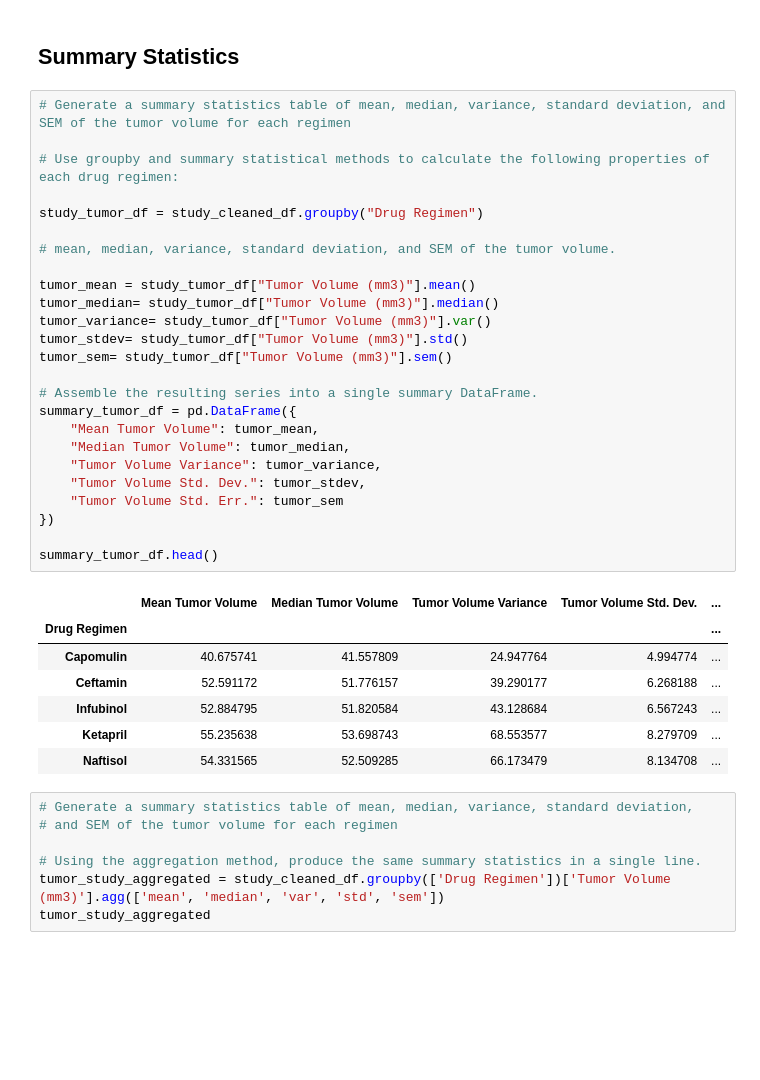
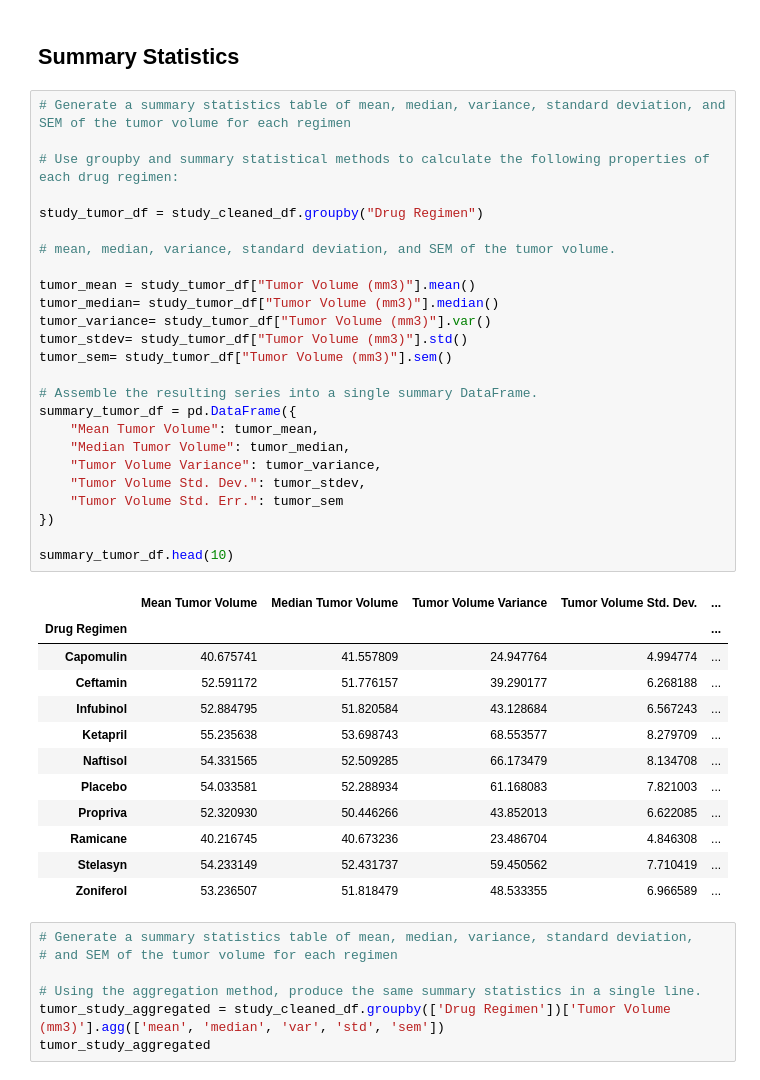
Before and after one commit to rbitas/Matplotlib-challenge, a Jupyter notebook: pymaceuticals_starter.ipynb, the cells around one changed output. Saved outputs shown, nothing was run; the diff lists cells and outputs as text; blank space fills up the shorter version.

```diff
--- a/pymaceuticals_starter.ipynb
+++ b/pymaceuticals_starter.ipynb
@@ -107,34 +111,39 @@ Name: Mouse ID, Length: 248, dtype: int64
 
 # Use groupby and summary statistical methods to calculate the following properties of each drug regimen:
 
 study_tumor_df = study_cleaned_df.groupby("Drug Regimen")
 
 # mean, median, variance, standard deviation, and SEM of the tumor volume.
 
 tumor_mean = study_tumor_df["Tumor Volume (mm3)"].mean()
 tumor_median= study_tumor_df["Tumor Volume (mm3)"].median()
 tumor_variance= study_tumor_df["Tumor Volume (mm3)"].var()
 tumor_stdev= study_tumor_df["Tumor Volume (mm3)"].std()
 tumor_sem= study_tumor_df["Tumor Volume (mm3)"].sem()
 
 # Assemble the resulting series into a single summary DataFrame.
 summary_tumor_df = pd.DataFrame({
     "Mean Tumor Volume": tumor_mean,
     "Median Tumor Volume": tumor_median,
     "Tumor Volume Variance": tumor_variance,
     "Tumor Volume Std. Dev.": tumor_stdev,
     "Tumor Volume Std. Err.": tumor_sem
 })
 
-summary_tumor_df.head()
+summary_tumor_df.head(10)
 # %% [output]
 |  | Mean Tumor Volume | Median Tumor Volume | Tumor Volume Variance | Tumor Volume Std. Dev. | ... |
 | Drug Regimen |  |  |  |  | ... |
 | Capomulin | 40.675741 | 41.557809 | 24.947764 | 4.994774 | ... |
 | Ceftamin | 52.591172 | 51.776157 | 39.290177 | 6.268188 | ... |
 | Infubinol | 52.884795 | 51.820584 | 43.128684 | 6.567243 | ... |
 | Ketapril | 55.235638 | 53.698743 | 68.553577 | 8.279709 | ... |
 | Naftisol | 54.331565 | 52.509285 | 66.173479 | 8.134708 | ... |
+| Placebo | 54.033581 | 52.288934 | 61.168083 | 7.821003 | ... |
+| Propriva | 52.320930 | 50.446266 | 43.852013 | 6.622085 | ... |
+| Ramicane | 40.216745 | 40.673236 | 23.486704 | 4.846308 | ... |
+| Stelasyn | 54.233149 | 52.431737 | 59.450562 | 7.710419 | ... |
+| Zoniferol | 53.236507 | 51.818479 | 48.533355 | 6.966589 | ... |
 # %%
 # Generate a summary statistics table of mean, median, variance, standard deviation,
 # and SEM of the tumor volume for each regimen
```
Also changed, not shown: parts of 3 cells of this notebook.
